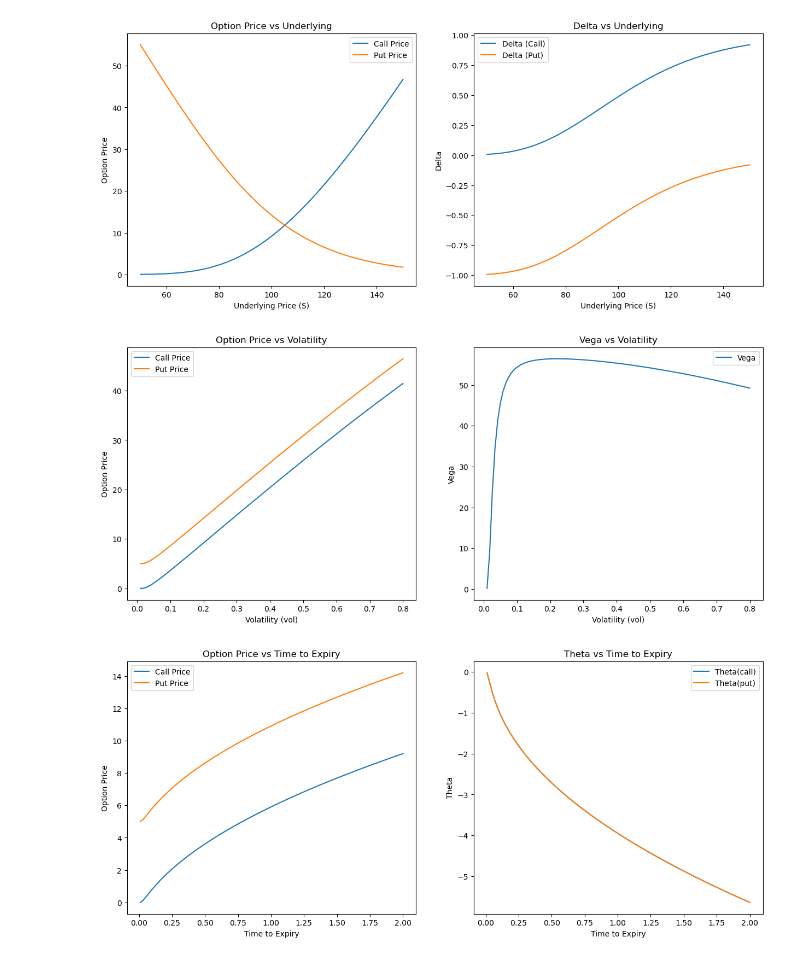
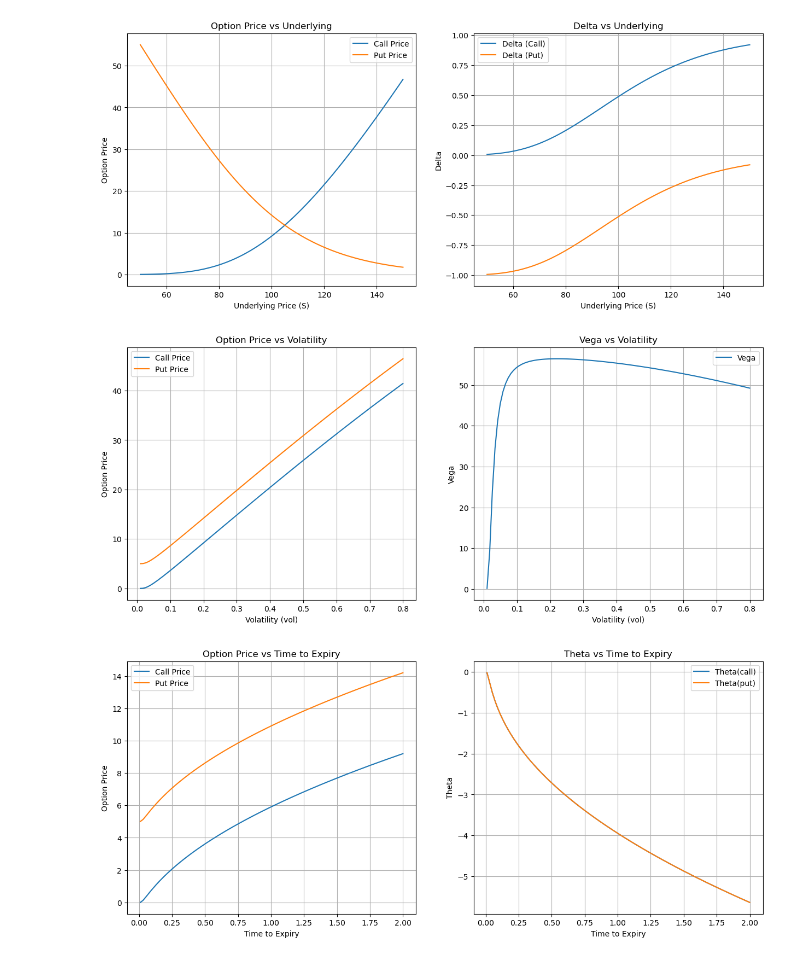
Before and after one commit to olaitann93/option-pricing-project, a Jupyter notebook: notebooks/01_bs_and_tests.ipynb, the cells around one changed output. Saved outputs shown, nothing was run; the diff lists cells and outputs as text; code cells hidden in the pictures.

```diff
--- a/notebooks/01_bs_and_tests.ipynb
+++ b/notebooks/01_bs_and_tests.ipynb
@@ -18,44 +18,44 @@ sigma = 0.2
 t = 0
 T = 2
 # %%
-# OPTION PRICES AND DELTA VS UNDERLYING
+# OPTION PRICES VS UNDERLYING
 
 S_values = np.linspace(50, 150, 100)
 
 call_ = [bs_pricing(S, K, r, sigma, t, T, 'C')['price'] for S in S_values]
 put_ = [bs_pricing(S, K, r, sigma, t, T, 'P')['price'] for S in S_values]
-
-#Option prices vs Underlying
 
 fig, ax = plt.subplots(1,2, figsize=(15, 6))
 
 ax[0].plot(S_values, call_, label='Call Price')
 ax[0].plot(S_values, put_, label='Put Price')
 ax[0].set_xlabel('Underlying Price (S)')
 ax[0].set_ylabel('Option Price')
 ax[0].set_title('Option Price vs Underlying')
 ax[0].legend()
+ax[0].grid(True)
 
+# DELTA VS UNDERLYING
 
 delta_call_ = [bs_pricing(S, K, r, sigma, t, T, 'C')['delta'] for S in S_values]
 delta_put_ = [bs_pricing(S, K, r, sigma, t, T, 'P')['delta'] for S in S_values]
-#Option prices vs Delta
+
 ax[1].plot(S_values, delta_call_, label='Delta (Call)')
 ax[1].plot(S_values, delta_put_, label='Delta (Put)')
 ax[1].set_xlabel('Underlying Price (S)')
 ax[1].set_ylabel('Delta')
 ax[1].set_title('Delta vs Underlying')
 ax[1].legend()
-fig.show()
+ax[1].grid(True)
+plt.show()
 # %% [output]
-[figure, old version]
+[figure, new version]
 # %%
-# OPTION PRICES AND VEGA VS VOLATILITY
+# OPTION PRICES VS VOLATILITY
 
 
 sigma_values = np.linspace(0.01, 0.8, 100)
 
-#Option prices vs Volatility
 call_ = [bs_pricing(S0, K, r, sigma_, t, T, 'C')['price'] for sigma_ in sigma_values]
 put_ = [bs_pricing(S0, K, r, sigma_, t, T, 'P')['price'] for sigma_ in sigma_values]
 
@@ -67,28 +67,27 @@ ax1[0].set_xlabel("Volatility (vol)")
 ax1[0].set_ylabel("Option Price")
 ax1[0].set_title("Option Price vs Volatility")
 ax1[0].legend()
+ax1[0].grid(True)
 
-
+# VEGA VS VOLATILITY
 vega_ = [bs_pricing(S0, K, r, sigma_, t, T, 'C')['vega'] for sigma_ in sigma_values]
 
-#Vega vs Volatility
 ax1[1].plot(sigma_values, vega_, label='Vega')
 ax1[1].set_xlabel('Volatility (vol)')
 ax1[1].set_ylabel('Vega')
 ax1[1].set_title("Vega vs Volatility")
 ax1[1].legend()
-fig1.show()
+ax1[1].grid(True)
+plt.show()
 # %% [output]
-[figure, old version]
+[figure, new version]
 # %%
-# OPTION PRICES AND THETA VS TIME TO MATURITY
+# OPTION PRICES VS TIME TO EXPIRY
 
 t_values = np.linspace(0.01, 2.0, 100)
 
 call_ = [bs_pricing(S0, K, r, sigma, t, T_, 'C')['price'] for T_ in t_values]
 put_ = [bs_pricing(S0, K, r, sigma, t, T_, 'P')['price'] for T_ in t_values]
-
-#Option Prices vs Time to Expiry
 
 fig2, ax2 = plt.subplots(1,2, figsize=(15,6))
 
@@ -98,19 +97,19 @@ ax2[0].set_xlabel('Time to Expiry')
 ax2[0].set_ylabel('Option Price')
 ax2[0].set_title('Option Price vs Time to Expiry')
 ax2[0].legend()
+ax2[0].grid(True)
 
-
-
+# THETA VS TIME TO EXPIRY
 theta_call = [bs_pricing(S0, K, r, sigma, t, T_, 'C')['theta'] for T_ in t_values]
 theta_put = [bs_pricing(S0, K, r, sigma, t, T_, 'P')['theta'] for T_ in t_values]
 
-#Theta vs Time to Maturity
 ax2[1].plot(t_values, theta_call, label='Theta(call)')
 ax2[1].plot(t_values, theta_put, label='Theta(put)')
 ax2[1].set_xlabel('Time to Expiry')
 ax2[1].set_ylabel('Theta')
 ax2[1].set_title('Theta vs Time to Expiry')
 ax2[1].legend()
-fig2.show()
+ax2[1].grid(True)
+plt.show()
 # %% [output]
-[figure, old version]
+[figure, new version]
```
